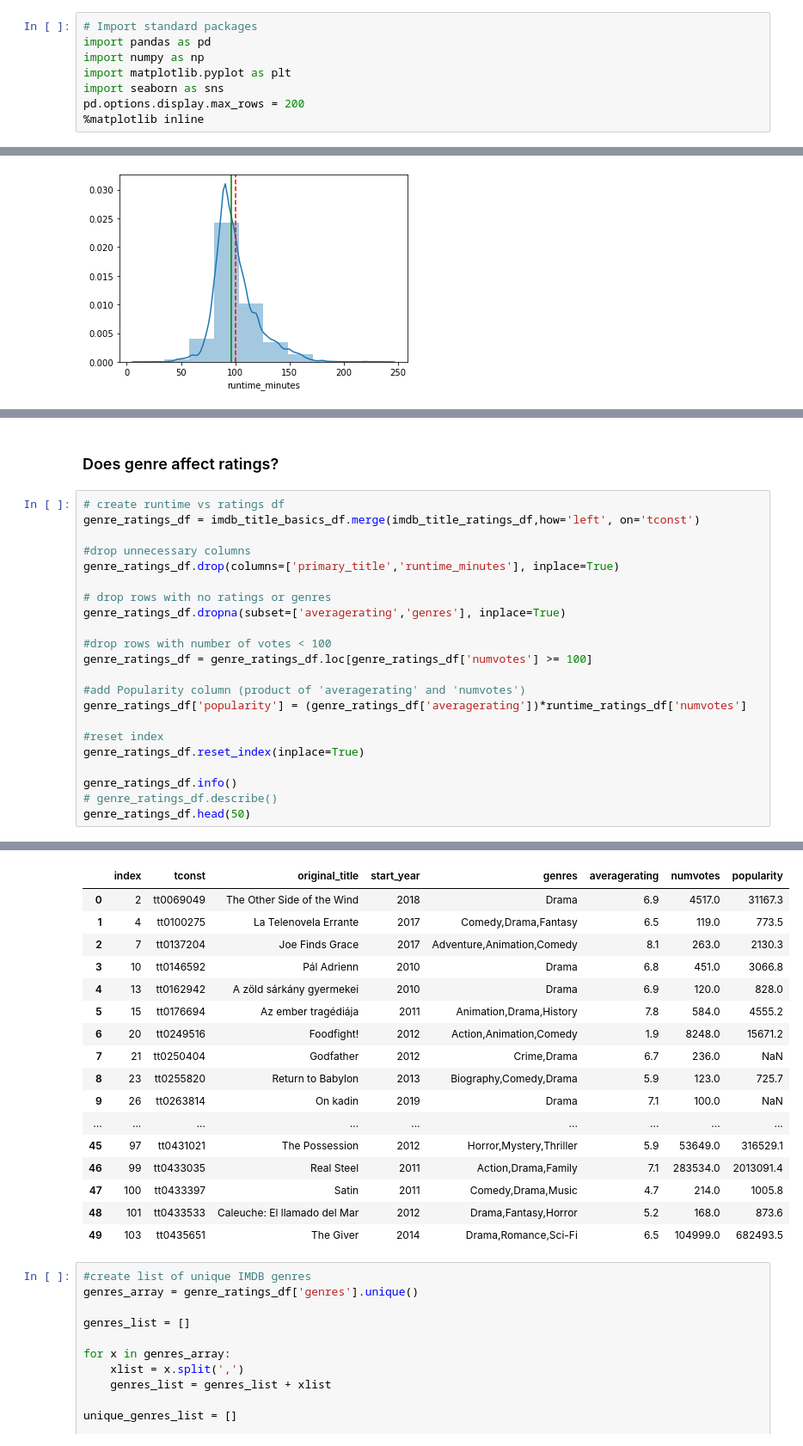
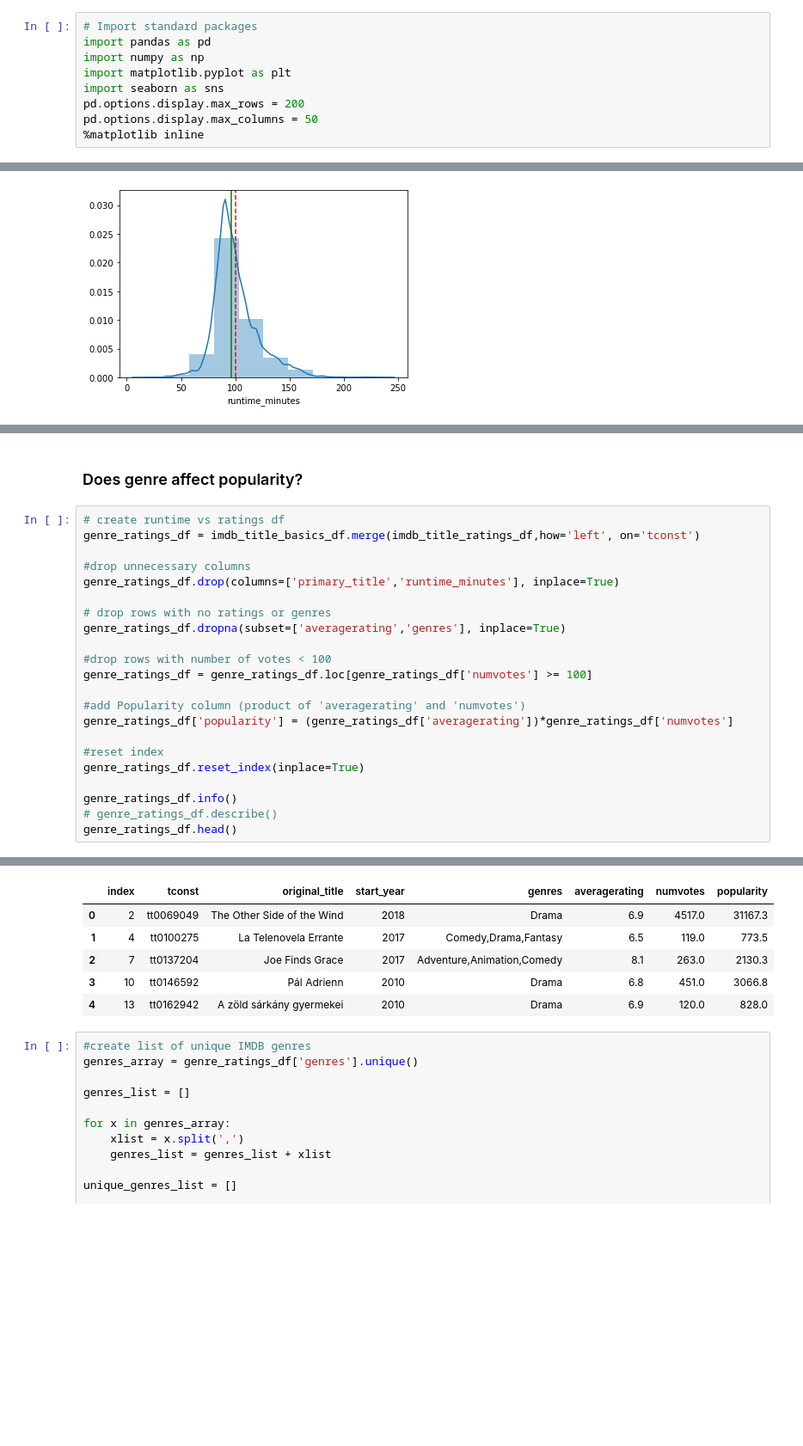
Before and after one commit to lilisbeit/Microsoft-Movies-Project, a Jupyter notebook: Microsoft-Movies-Notebook.ipynb, the cells around one changed output, grey strips where cells are left out. Shown at 86% size. Cells and saved outputs as stored; diff of their text form; blank space fills up the shorter version.

```diff
--- a/Microsoft-Movies-Notebook.ipynb
+++ b/Microsoft-Movies-Notebook.ipynb
@@ -42,6 +42,7 @@ import numpy as np
 import matplotlib.pyplot as plt
 import seaborn as sns
 pd.options.display.max_rows = 200
+pd.options.display.max_columns = 50
 %matplotlib inline
 # %%
 #import Box Office Mojo gross data
@@ -451,5 +466,5 @@ fig
 # %% [markdown]
-### Does genre affect ratings?
+### Does genre affect popularity?
 # %%
 # create runtime vs ratings df
 genre_ratings_df = imdb_title_basics_df.merge(imdb_title_ratings_df,how='left', on='tconst')
@@ -464,14 +479,14 @@ genre_ratings_df.dropna(subset=['averagerating','genres'], inplace=True)
 genre_ratings_df = genre_ratings_df.loc[genre_ratings_df['numvotes'] >= 100]
 
 #add Popularity column (product of 'averagerating' and 'numvotes')
-genre_ratings_df['popularity'] = (genre_ratings_df['averagerating'])*runtime_ratings_df['numvotes']
+genre_ratings_df['popularity'] = (genre_ratings_df['averagerating'])*genre_ratings_df['numvotes']
 
 #reset index
 genre_ratings_df.reset_index(inplace=True)
 
 genre_ratings_df.info()
 # genre_ratings_df.describe()
-genre_ratings_df.head(50)
+genre_ratings_df.head()
 # %% [output]
 <class 'pandas.core.frame.DataFrame'>
 RangeIndex: 28733 entries, 0 to 28732
@@ -487,22 +502,11 @@ popularity        27941 non-null float64
 dtypes: float64(3), int64(2), object(3)
 memory usage: 1.8+ MB
 |  | index | tconst | original_title | start_year | genres | averagerating | numvotes | popularity |
 | 0 | 2 | tt0069049 | The Other Side of the Wind | 2018 | Drama | 6.9 | 4517.0 | 31167.3 |
 | 1 | 4 | tt0100275 | La Telenovela Errante | 2017 | Comedy,Drama,Fantasy | 6.5 | 119.0 | 773.5 |
 | 2 | 7 | tt0137204 | Joe Finds Grace | 2017 | Adventure,Animation,Comedy | 8.1 | 263.0 | 2130.3 |
 | 3 | 10 | tt0146592 | Pál Adrienn | 2010 | Drama | 6.8 | 451.0 | 3066.8 |
 | 4 | 13 | tt0162942 | A zöld sárkány gyermekei | 2010 | Drama | 6.9 | 120.0 | 828.0 |
-| 5 | 15 | tt0176694 | Az ember tragédiája | 2011 | Animation,Drama,History | 7.8 | 584.0 | 4555.2 |
-| 6 | 20 | tt0249516 | Foodfight! | 2012 | Action,Animation,Comedy | 1.9 | 8248.0 | 15671.2 |
-| 7 | 21 | tt0250404 | Godfather | 2012 | Crime,Drama | 6.7 | 236.0 | NaN |
-| 8 | 23 | tt0255820 | Return to Babylon | 2013 | Biography,Comedy,Drama | 5.9 | 123.0 | 725.7 |
-| 9 | 26 | tt0263814 | On kadin | 2019 | Drama | 7.1 | 100.0 | NaN |
-| ... | ... | ... | ... | ... | ... | ... | ... | ... |
-| 45 | 97 | tt0431021 | The Possession | 2012 | Horror,Mystery,Thriller | 5.9 | 53649.0 | 316529.1 |
-| 46 | 99 | tt0433035 | Real Steel | 2011 | Action,Drama,Family | 7.1 | 283534.0 | 2013091.4 |
-| 47 | 100 | tt0433397 | Satin | 2011 | Comedy,Drama,Music | 4.7 | 214.0 | 1005.8 |
-| 48 | 101 | tt0433533 | Caleuche: El llamado del Mar | 2012 | Drama,Fantasy,Horror | 5.2 | 168.0 | 873.6 |
-| 49 | 103 | tt0435651 | The Giver | 2014 | Drama,Romance,Sci-Fi | 6.5 | 104999.0 | 682493.5 |
 # %%
 #create list of unique IMDB genres
 genres_array = genre_ratings_df['genres'].unique()
```
Also changed, not shown: parts of 27 cells of this notebook.
